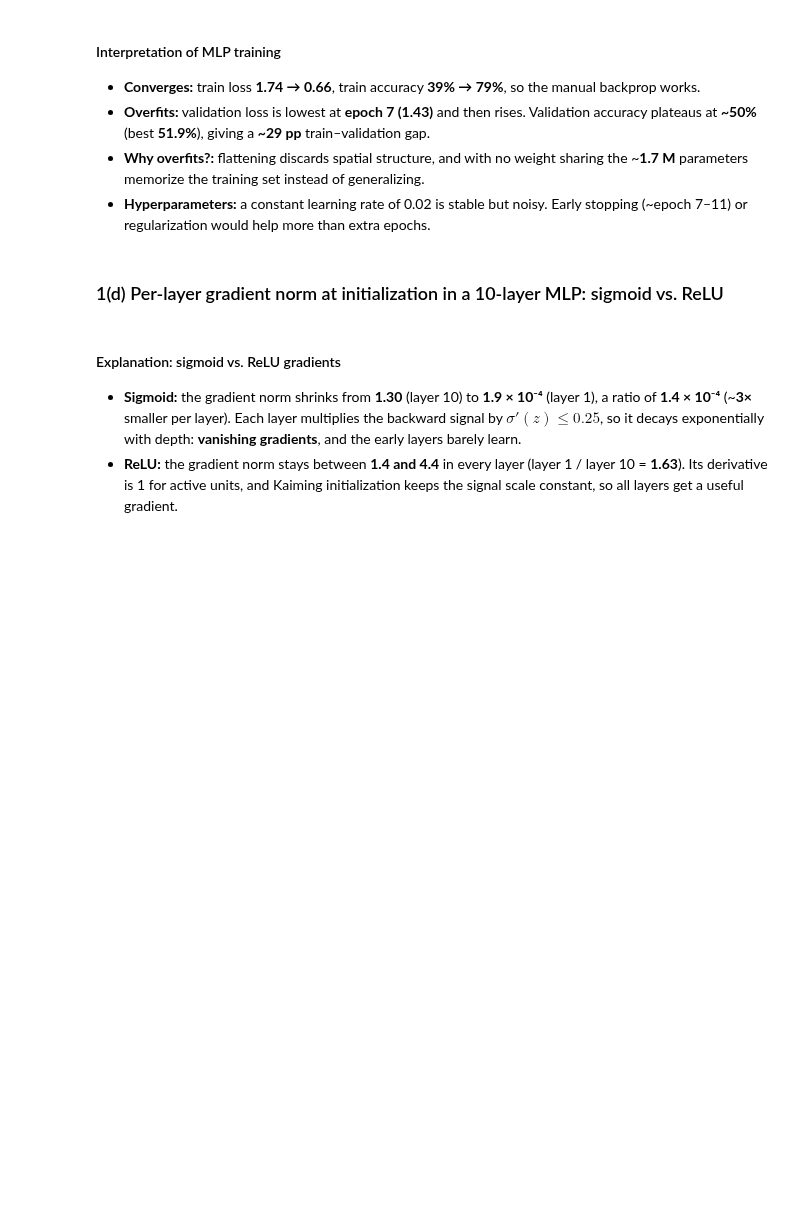
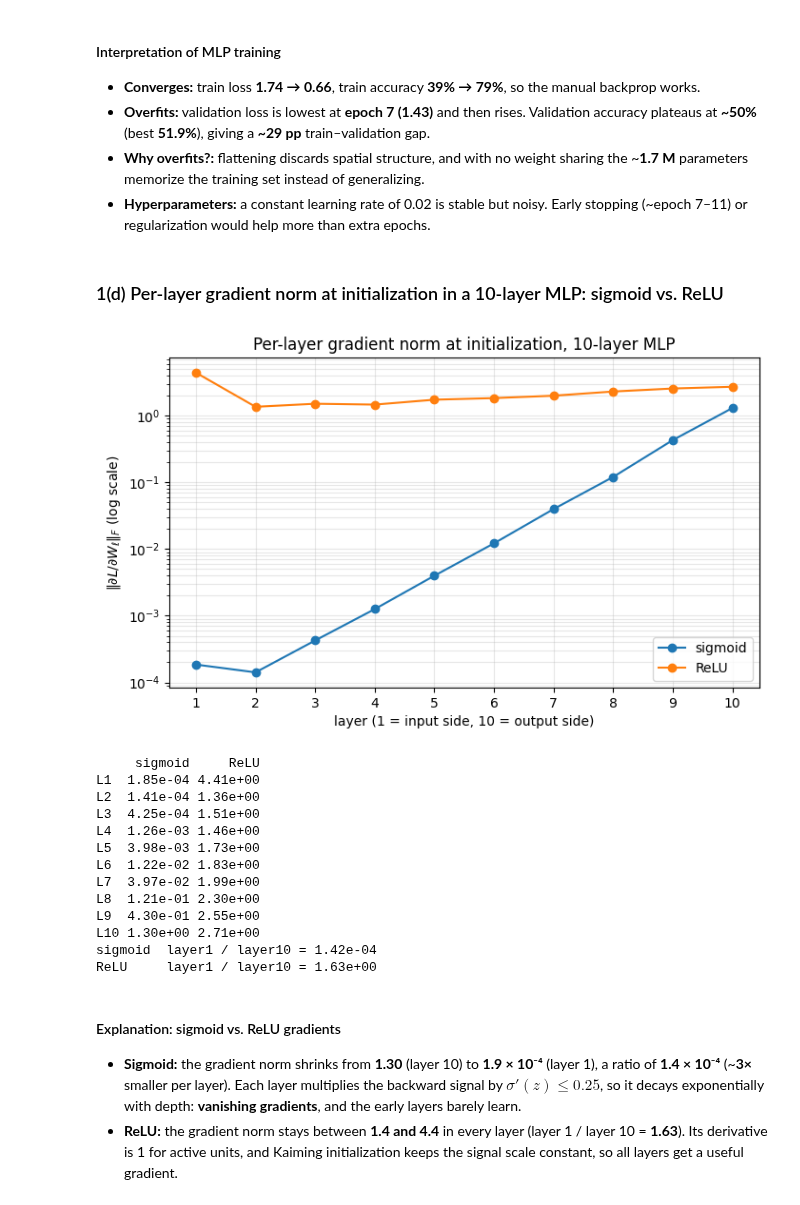
Before and after one commit to Sulojan2027/Vision_Coursework, a Jupyter notebook: Sem07_Deep_Learning_for_Vision/Assignment_2/assignment_2_cnn.ipynb, the cells around one changed output. Drawn from its saved outputs; the diff is of its cells as text; code cells hidden in the pictures; blank space fills up the shorter version.

```diff
--- a/Sem07_Deep_Learning_for_Vision/Assignment_2/assignment_2_cnn.ipynb
+++ b/Sem07_Deep_Learning_for_Vision/Assignment_2/assignment_2_cnn.ipynb
@@ -458,35 +474,51 @@ set_seed()
 xb, yb = next(iter(train_loader))          # one fixed batch (128 images), reproducible
 x = xb.view(xb.size(0), -1).to(DEVICE)
 y = yb.to(DEVICE)
 
 def layer_grad_norms(activation):
     """Per-layer ||dL/dW|| at initialization (one forward/backward, no update)."""
-    set_seed()                              # identical initial weights for both activations
+    set_seed()                      # identical initial weights for both activations
     net, ce = MLP(sizes, activation=activation), SoftmaxCrossEntropy()
     ce.forward(net.forward(x), y)
     net.backward(ce.backward())
     return [l.dW.norm().item() for l in net.linear_layers()]
 
 grad_norms = {
     "sigmoid": layer_grad_norms(Sigmoid),
     "ReLU":    layer_grad_norms(ReLU),
 }
 
 layers = np.arange(1, len(sizes))
 plt.figure(figsize=(8, 4.5))
 for name, norms in grad_norms.items():
     plt.plot(layers, norms, "o-", label=name)
 plt.yscale("log")
 plt.xticks(layers)
 plt.xlabel("layer (1 = input side, 10 = output side)")
 plt.ylabel(r"$\|\partial L / \partial W_\ell\|_F$ (log scale)")
 plt.title("Per-layer gradient norm at initialization, 10-layer MLP")
 plt.legend(); plt.grid(alpha=0.3, which="both")
 plt.show()
 
-print(pd.DataFrame(grad_norms, index=[f"L{i}" for i in layers]).to_string(float_format="{:.2e}".format))
+print(pd.DataFrame(grad_norms, index=[f"L{i}" for i in layers])
+      .to_string(float_format="{:.2e}".format))
 for name, norms in grad_norms.items():
     print(f"{name:8s} layer1 / layer10 = {norms[0] / norms[-1]:.2e}")
+# %% [output]
+[figure, added]
+     sigmoid     ReLU
+L1  1.85e-04 4.41e+00
+L2  1.41e-04 1.36e+00
+L3  4.25e-04 1.51e+00
+L4  1.26e-03 1.46e+00
+L5  3.98e-03 1.73e+00
+L6  1.22e-02 1.83e+00
+L7  3.97e-02 1.99e+00
+L8  1.21e-01 2.30e+00
+L9  4.30e-01 2.55e+00
+L10 1.30e+00 2.71e+00
+sigmoid  layer1 / layer10 = 1.42e-04
+ReLU     layer1 / layer10 = 1.63e+00
 # %% [markdown]
 #### Explanation: sigmoid vs. ReLU gradients
 
```
Also changed, not shown: parts of 25 cells of this notebook, 1 other file.
